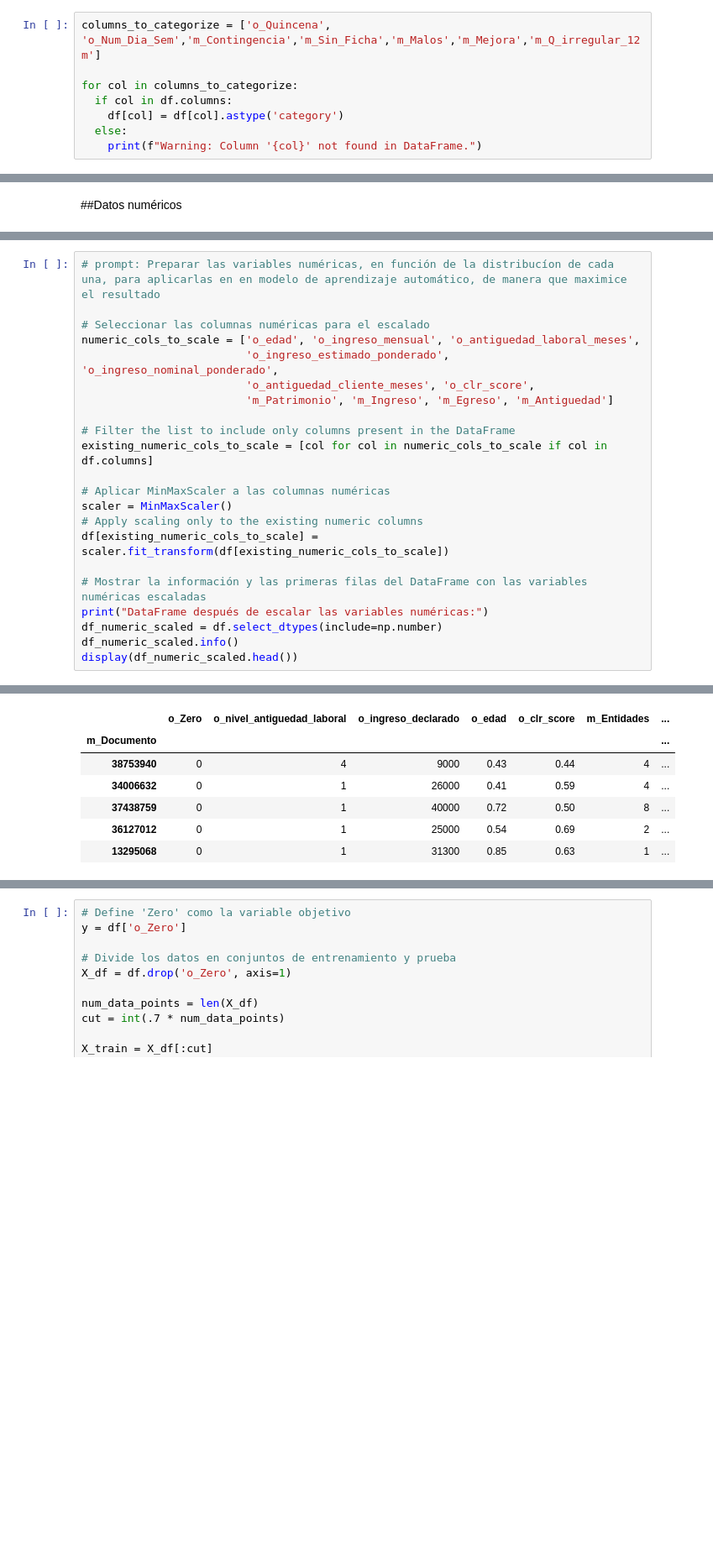
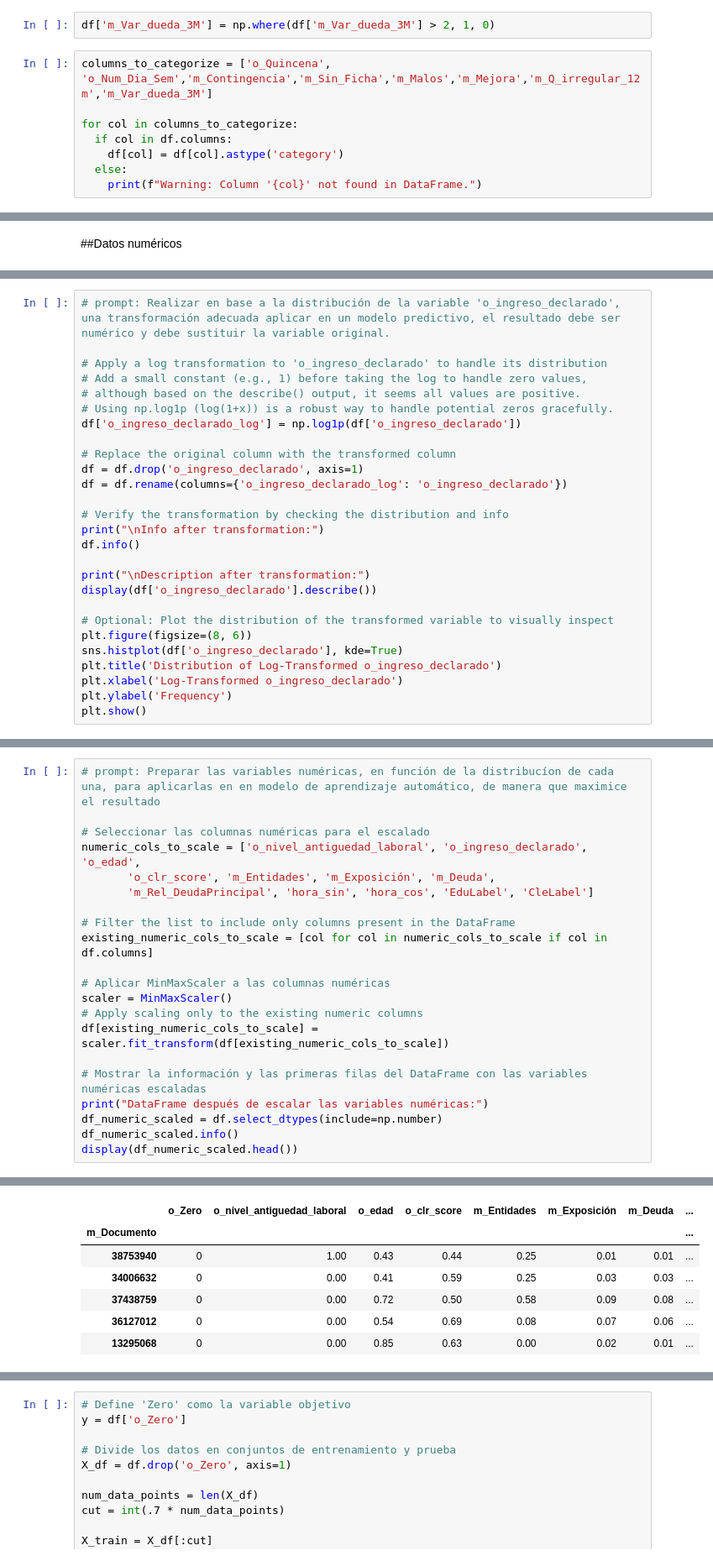
Before and after one commit to gabipalacios/Python, a Jupyter notebook: RiesgoZ2capa_V11.ipynb, the cells around one changed output, grey strips where cells are left out. Shown: that part at 84% size. Saved outputs shown, nothing was run; the diff lists cells and outputs as text; blank space fills up the shorter version.

```diff
--- a/RiesgoZ2capa_V11.ipynb
+++ b/RiesgoZ2capa_V11.ipynb
@@ -158,8 +158,10 @@ df.o_relacion_laboral.value_counts()
 | indep_con_local | 104 |
 | otros | 102 |
 dtype: int64
+# %%
+df['m_Var_dueda_3M'] = np.where(df['m_Var_dueda_3M'] > 2, 1, 0)
 # %%
-columns_to_categorize = ['o_Quincena', 'o_Num_Dia_Sem','m_Contingencia','m_Sin_Ficha','m_Malos','m_Mejora','m_Q_irregular_12m']
+columns_to_categorize = ['o_Quincena', 'o_Num_Dia_Sem','m_Contingencia','m_Sin_Ficha','m_Malos','m_Mejora','m_Q_irregular_12m','m_Var_dueda_3M']
 
 for col in columns_to_categorize:
   if col in df.columns:
@@ -415,3 +428,30 @@ df.describe()
 | 50% | 0.00 | 1.00 | 35000.00 | 45.00 | 644.00 | 3.00 | 177997.50 | ... |
 | 75% | 0.00 | 3.00 | 50000.00 | 55.00 | 759.25 | 4.00 | 464096.00 | ... |
 | max | 1.00 | 4.00 | 560000.00 | 78.00 | 938.00 | 13.00 | 5587348.00 | ... |
+# %%
+# prompt: Realizar en base a la distribución de la variable 'o_ingreso_declarado', una transformación adecuada aplicar en un modelo predictivo, el resultado debe ser numérico y debe sustituir la variable original.
+
+# Apply a log transformation to 'o_ingreso_declarado' to handle its distribution
+# Add a small constant (e.g., 1) before taking the log to handle zero values,
+# although based on the describe() output, it seems all values are positive.
+# Using np.log1p (log(1+x)) is a robust way to handle potential zeros gracefully.
+df['o_ingreso_declarado_log'] = np.log1p(df['o_ingreso_declarado'])
+
+# Replace the original column with the transformed column
+df = df.drop('o_ingreso_declarado', axis=1)
+df = df.rename(columns={'o_ingreso_declarado_log': 'o_ingreso_declarado'})
+
+# Verify the transformation by checking the distribution and info
+print("\nInfo after transformation:")
+df.info()
+
+print("\nDescription after transformation:")
+display(df['o_ingreso_declarado'].describe())
+
+# Optional: Plot the distribution of the transformed variable to visually inspect
+plt.figure(figsize=(8, 6))
+sns.histplot(df['o_ingreso_declarado'], kde=True)
+plt.title('Distribution of Log-Transformed o_ingreso_declarado')
+plt.xlabel('Log-Transformed o_ingreso_declarado')
+plt.ylabel('Frequency')
+plt.show()
@@ -427,10 +552,9 @@ Index(['o_Zero', 'o_nivel_antiguedad_laboral', 'o_ingreso_declarado', 'o_edad',
 # prompt: Preparar las variables numéricas, en función de la distribucíon de cada una, para aplicarlas en en modelo de aprendizaje automático, de manera que maximice el resultado
 
 # Seleccionar las columnas numéricas para el escalado
-numeric_cols_to_scale = ['o_edad', 'o_ingreso_mensual', 'o_antiguedad_laboral_meses',
-                         'o_ingreso_estimado_ponderado', 'o_ingreso_nominal_ponderado',
-                         'o_antiguedad_cliente_meses', 'o_clr_score',
-                         'm_Patrimonio', 'm_Ingreso', 'm_Egreso', 'm_Antiguedad']
+numeric_cols_to_scale = ['o_nivel_antiguedad_laboral', 'o_ingreso_declarado', 'o_edad',
+       'o_clr_score', 'm_Entidades', 'm_Exposición', 'm_Deuda',
+       'm_Rel_DeudaPrincipal', 'hora_sin', 'hora_cos', 'EduLabel', 'CleLabel']
 
 # Filter the list to include only columns present in the DataFrame
 existing_numeric_cols_to_scale = [col for col in numeric_cols_to_scale if col in df.columns]
@@ -466,7 +590,7 @@ memory usage: 117.7 KB
-|  | o_Zero | o_nivel_antiguedad_laboral | o_ingreso_declarado | o_edad | o_clr_score | m_Entidades | ... |
-| m_Documento |  |  |  |  |  |  | ... |
-| 38753940 | 0 | 4 | 9000 | 0.43 | 0.44 | 4 | ... |
-| 34006632 | 0 | 1 | 26000 | 0.41 | 0.59 | 4 | ... |
-| 37438759 | 0 | 1 | 40000 | 0.72 | 0.50 | 8 | ... |
-| 36127012 | 0 | 1 | 25000 | 0.54 | 0.69 | 2 | ... |
-| 13295068 | 0 | 1 | 31300 | 0.85 | 0.63 | 1 | ... |
+|  | o_Zero | o_nivel_antiguedad_laboral | o_edad | o_clr_score | m_Entidades | m_Exposición | m_Deuda | ... |
+| m_Documento |  |  |  |  |  |  |  | ... |
+| 38753940 | 0 | 1.00 | 0.43 | 0.44 | 0.25 | 0.01 | 0.01 | ... |
+| 34006632 | 0 | 0.00 | 0.41 | 0.59 | 0.25 | 0.03 | 0.03 | ... |
+| 37438759 | 0 | 0.00 | 0.72 | 0.50 | 0.58 | 0.09 | 0.08 | ... |
+| 36127012 | 0 | 0.00 | 0.54 | 0.69 | 0.08 | 0.07 | 0.06 | ... |
+| 13295068 | 0 | 0.00 | 0.85 | 0.63 | 0.00 | 0.02 | 0.01 | ... |
```
Also changed, not shown: parts of 19 cells of this notebook.
